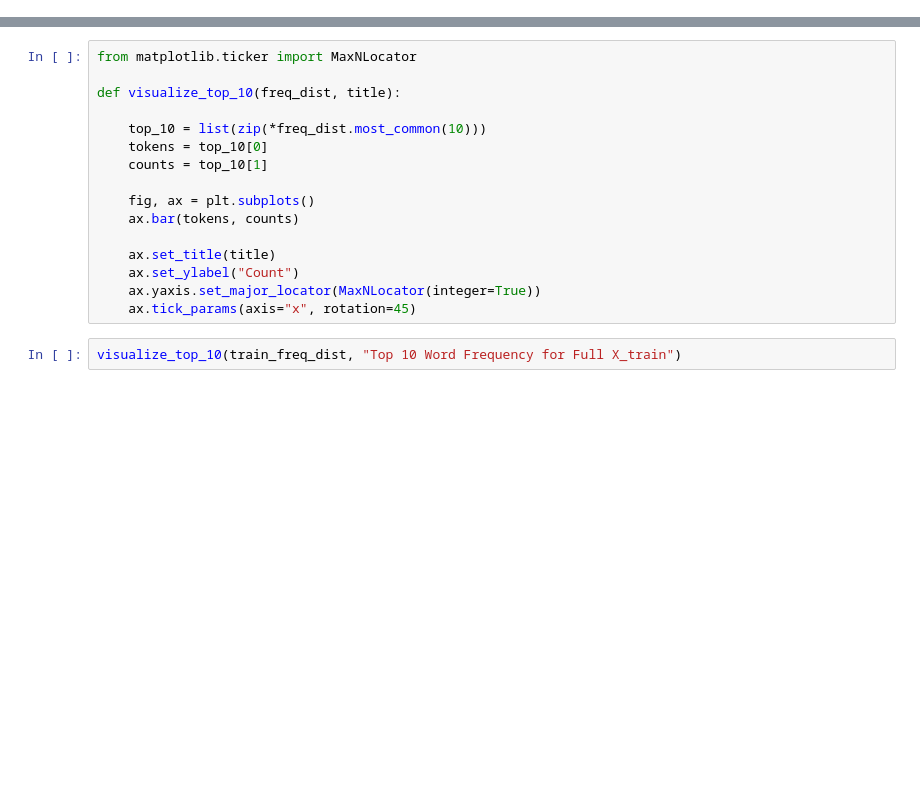
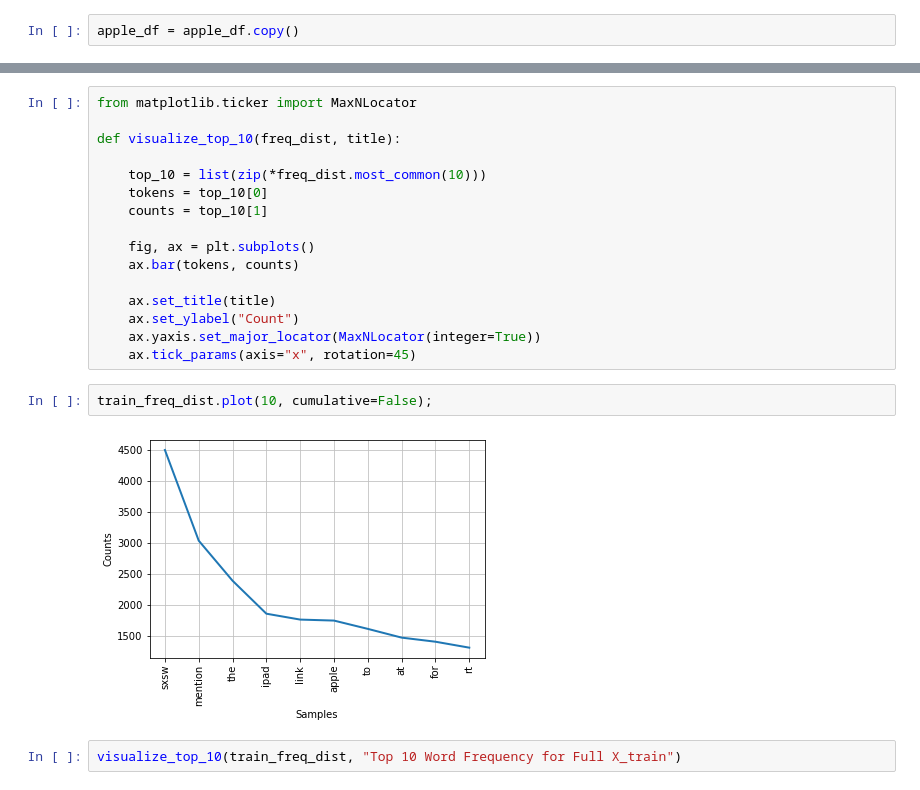
Before and after one commit to hthota1/Twitter-Sentiment-Analysis, a Jupyter notebook: Notebook.ipynb, the cells around one changed output, grey strips where cells are left out. Drawn from its saved outputs; the diff is of its cells as text; blank space fills up the shorter version.

```diff
--- a/Notebook.ipynb
+++ b/Notebook.ipynb
@@ -161,3 +161,5 @@ memory usage: 130.9+ KB
+# %%
+apple_df = apple_df.copy()
 # %%
 from sklearn.model_selection import train_test_split
 
@@ -261,6 +245,10 @@ def visualize_top_10(freq_dist, title):
     ax.set_ylabel("Count")
     ax.yaxis.set_major_locator(MaxNLocator(integer=True))
     ax.tick_params(axis="x", rotation=45)
+# %%
+train_freq_dist.plot(10, cumulative=False);
+# %% [output]
+[figure, added]
 # %%
 visualize_top_10(train_freq_dist, "Top 10 Word Frequency for Full X_train")
 # %% [output]
```
Also changed, not shown: parts of 31 cells of this notebook.
